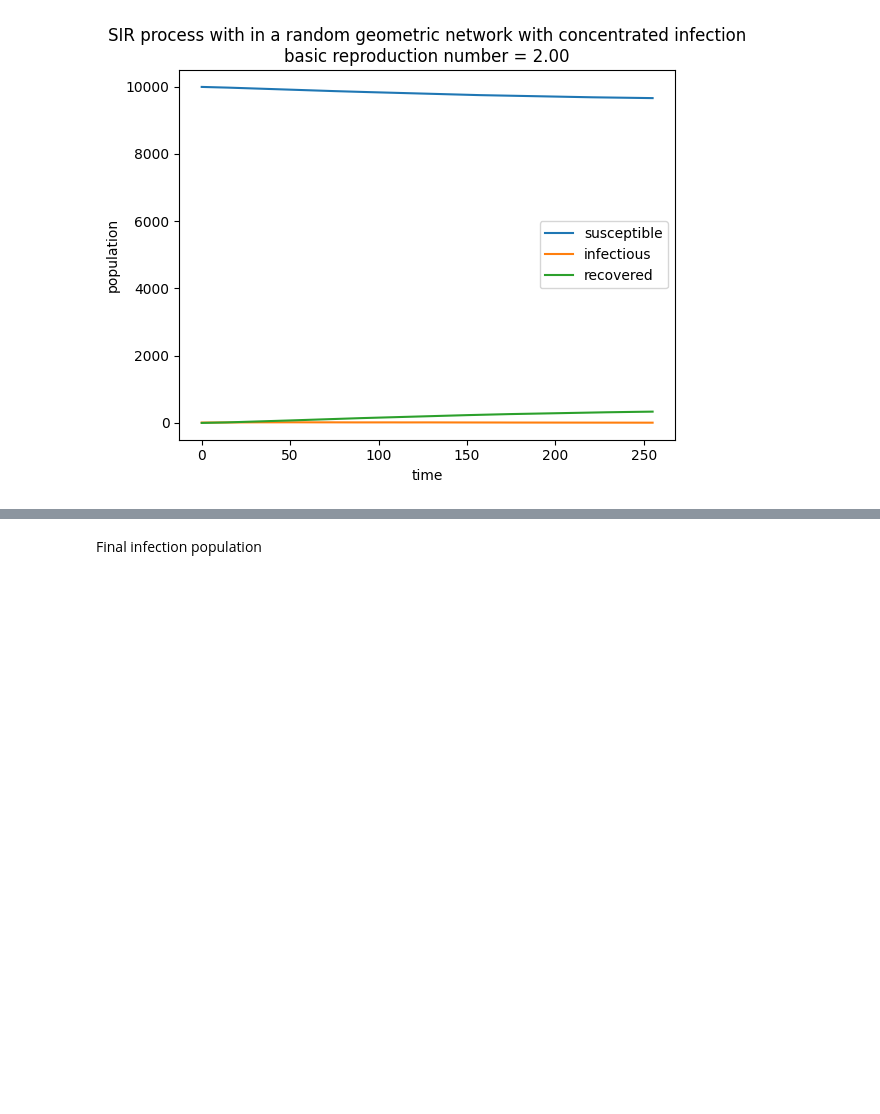
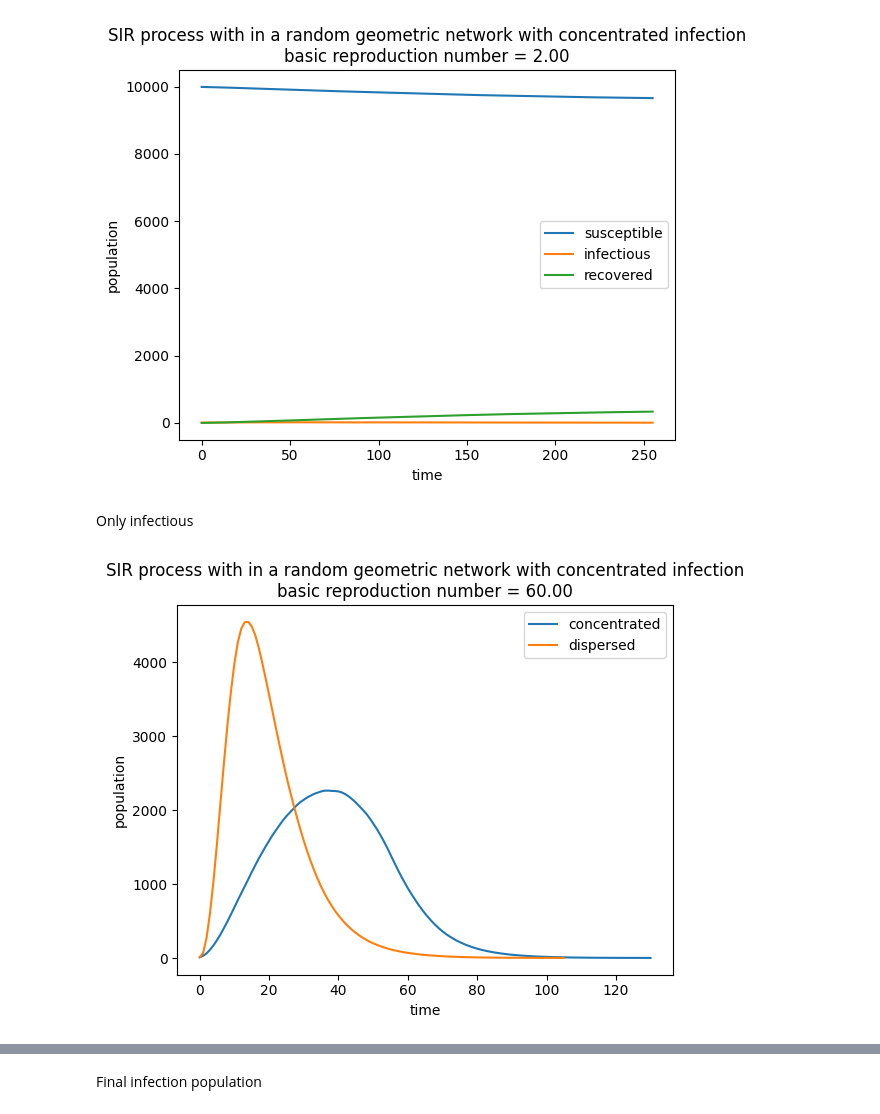
Before and after one commit to ChloeYiu/Network-Friendship-Disease, a Jupyter notebook: final_report.ipynb, the cells around one changed output, grey strips where cells are left out. Saved outputs shown, nothing was run; the diff lists cells and outputs as text; code cells hidden in the pictures; blank space fills up the shorter version.

```diff
--- a/final_report.ipynb
+++ b/final_report.ipynb
@@ -318,3 +385,18 @@ plt.ylabel("population")
 plt.show()
 # %% [output]
 [figure]
+# %% [markdown]
+Only infectious
+# %%
+time_d = np.arange(0, len(Id), 1)
+time_c = np.arange(0, len(Ic), 1)
+plt.plot(time_c, Ic, label="concentrated")
+plt.plot(time_d, Id, label="dispersed")
+plt.legend()
+plt.title(f"SIR process with in a random geometric network with concentrated infection" +
+          f"\nbasic reproduction number = {find_basic_reproduction_number(infection_probability, recovery_probability):.2f}")
+plt.xlabel("time")
+plt.ylabel("population")
+plt.show()
+# %% [output]
+[figure, added]
```
Also changed, not shown: parts of 14 cells of this notebook, 1 other file.
